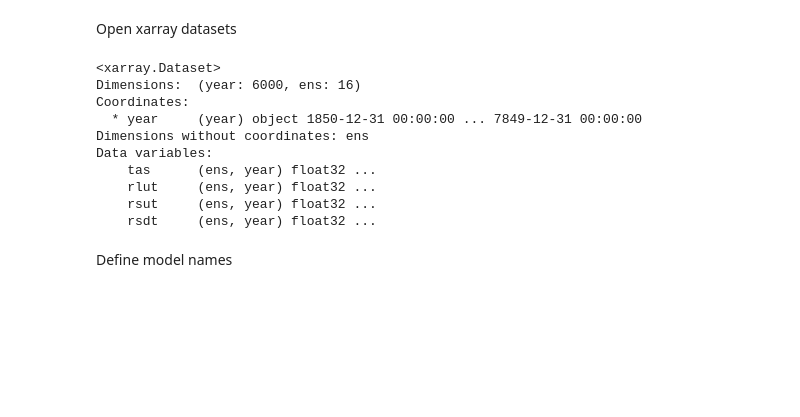
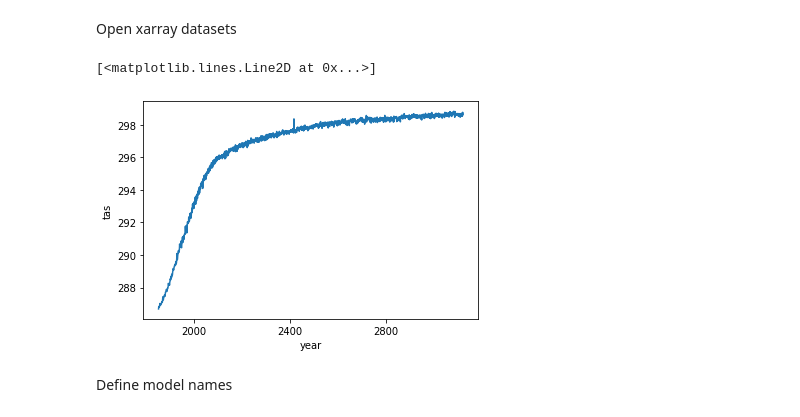
Before and after one commit to benmsanderson/energybalance, a Jupyter notebook: 4xCO2_unifyensembles.ipynb, the cells around one changed output. Drawn from its saved outputs; the diff is of its cells as text; code cells hidden in the pictures; blank space fills up the shorter version.

```diff
--- a/4xCO2_unifyensembles.ipynb
+++ b/4xCO2_unifyensembles.ipynb
@@ -74,19 +68,11 @@ dslr_4x = xr.open_dataset("/content/drive/MyDrive/colab_4xco2/lrmip2_4x.nc")
 dslr_cnt = xr.open_dataset("/content/drive/MyDrive/colab_4xco2/lrmip2_cnt.nc")
 #dslr_4x = xr.open_dataset("/content/drive/MyDrive/colab_4xco2/longrun/abrupt4x.nc")
 #dslr_cnt = xr.open_dataset("/content/drive/MyDrive/colab_4xco2/longrun/control.nc")
-# %%
-dslr_4x
-# %% [output]
-<xarray.Dataset>
-Dimensions:  (year: 6000, ens: 16)
-Coordinates:
-  * year     (year) object 1850-12-31 00:00:00 ... 7849-12-31 00:00:00
-Dimensions without coordinates: ens
-Data variables:
-    tas      (ens, year) float32 ...
-    rlut     (ens, year) float32 ...
-    rsut     (ens, year) float32 ...
-    rsdt     (ens, year) float32 ...
+# %%
+dslr_4x['tas'][4,:].plot()
+# %% [output]
+[<matplotlib.lines.Line2D at 0x...>]
+[figure, added]
 # %%
 
 #CMIP5
```
Also changed, not shown: parts of 2 cells of this notebook.
